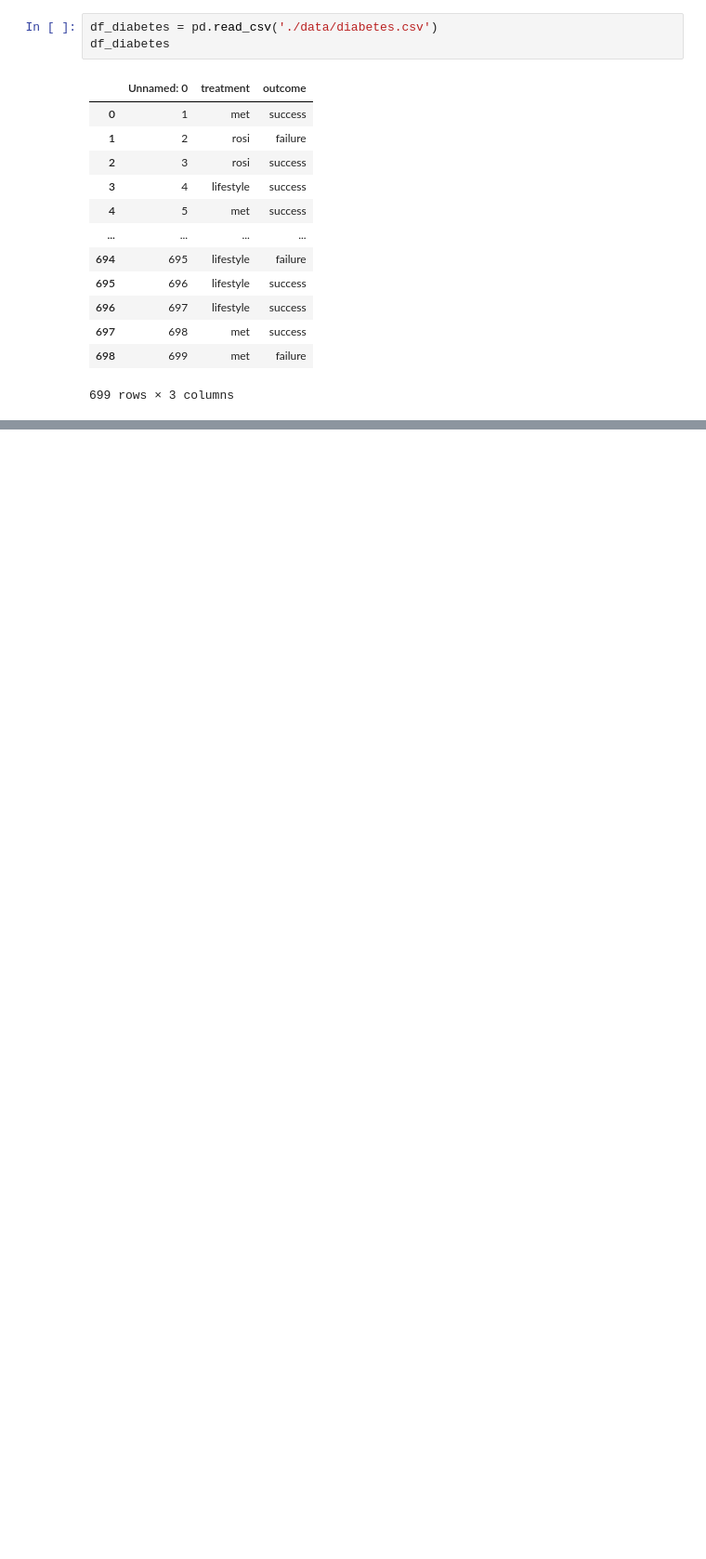
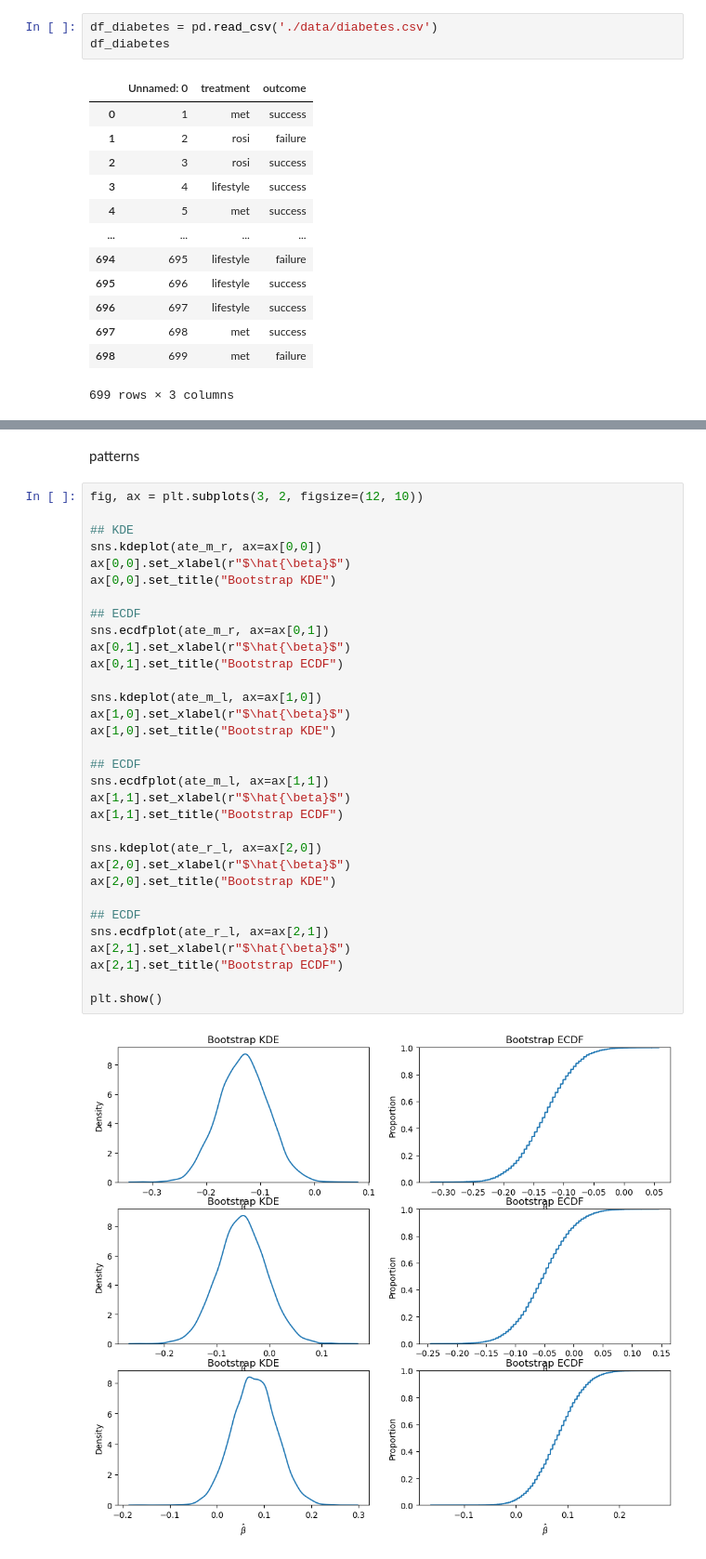
Before and after one commit to sayuri005/uu_bootstrap, a Jupyter notebook: Thursday_lab/lab_06.ipynb, the cells around one changed output, grey strips where cells are left out. Shown at 93% size. Drawn from its saved outputs; the diff is of its cells as text; blank space fills up the shorter version.

```diff
--- a/Thursday_lab/lab_06.ipynb
+++ b/Thursday_lab/lab_06.ipynb
@@ -258,0 +312,36 @@ KeyError: 'success'
+# %% [markdown]
+patterns
+# %%
+fig, ax = plt.subplots(3, 2, figsize=(12, 10))
+
+## KDE
+sns.kdeplot(ate_m_r, ax=ax[0,0])
+ax[0,0].set_xlabel(r"$\hat{\beta}$")
+ax[0,0].set_title("Bootstrap KDE")
+
+## ECDF
+sns.ecdfplot(ate_m_r, ax=ax[0,1])
+ax[0,1].set_xlabel(r"$\hat{\beta}$")
+ax[0,1].set_title("Bootstrap ECDF")
+
+sns.kdeplot(ate_m_l, ax=ax[1,0])
+ax[1,0].set_xlabel(r"$\hat{\beta}$")
+ax[1,0].set_title("Bootstrap KDE")
+
+## ECDF
+sns.ecdfplot(ate_m_l, ax=ax[1,1])
+ax[1,1].set_xlabel(r"$\hat{\beta}$")
+ax[1,1].set_title("Bootstrap ECDF")
+
+sns.kdeplot(ate_r_l, ax=ax[2,0])
+ax[2,0].set_xlabel(r"$\hat{\beta}$")
+ax[2,0].set_title("Bootstrap KDE")
+
+## ECDF
+sns.ecdfplot(ate_r_l, ax=ax[2,1])
+ax[2,1].set_xlabel(r"$\hat{\beta}$")
+ax[2,1].set_title("Bootstrap ECDF")
+
+plt.show()
+# %% [output]
+[figure, added]
```
Also changed, not shown: parts of 6 cells of this notebook.
